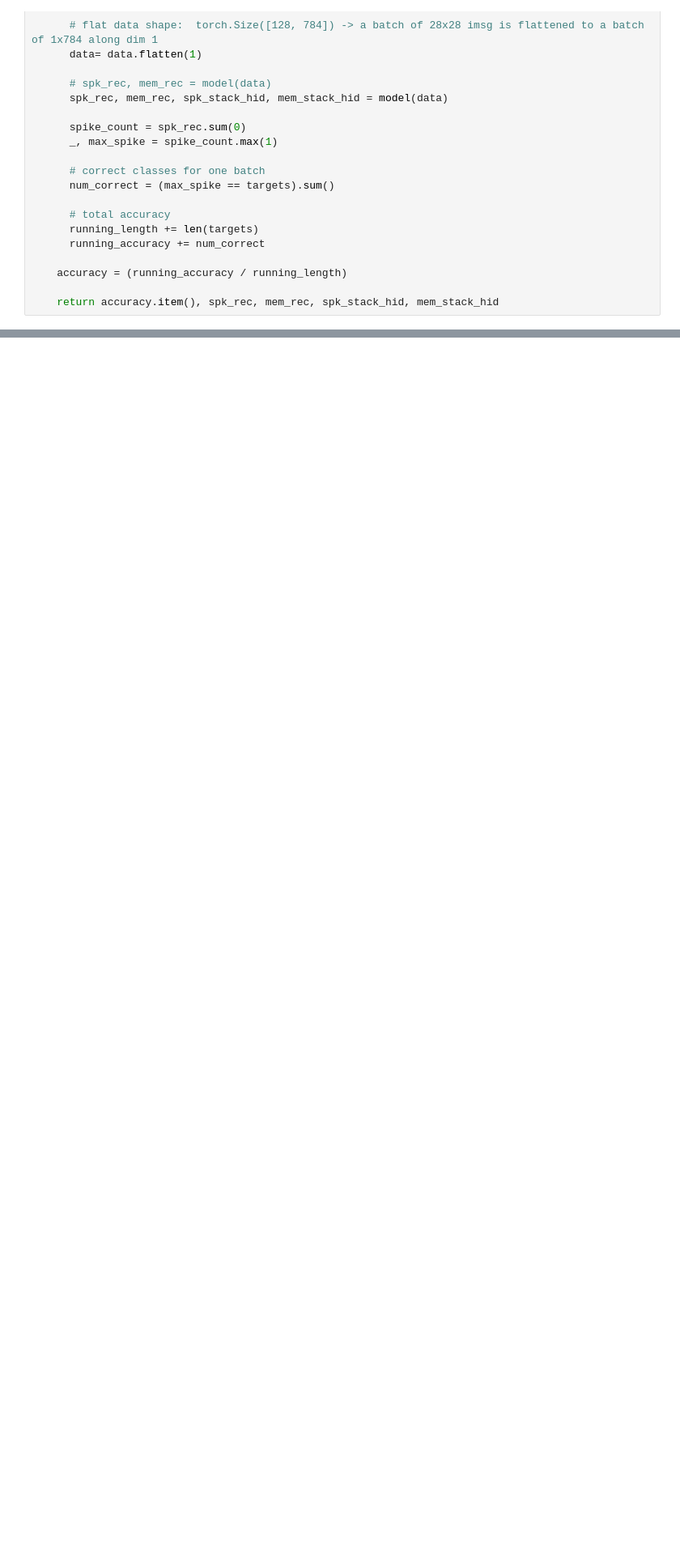
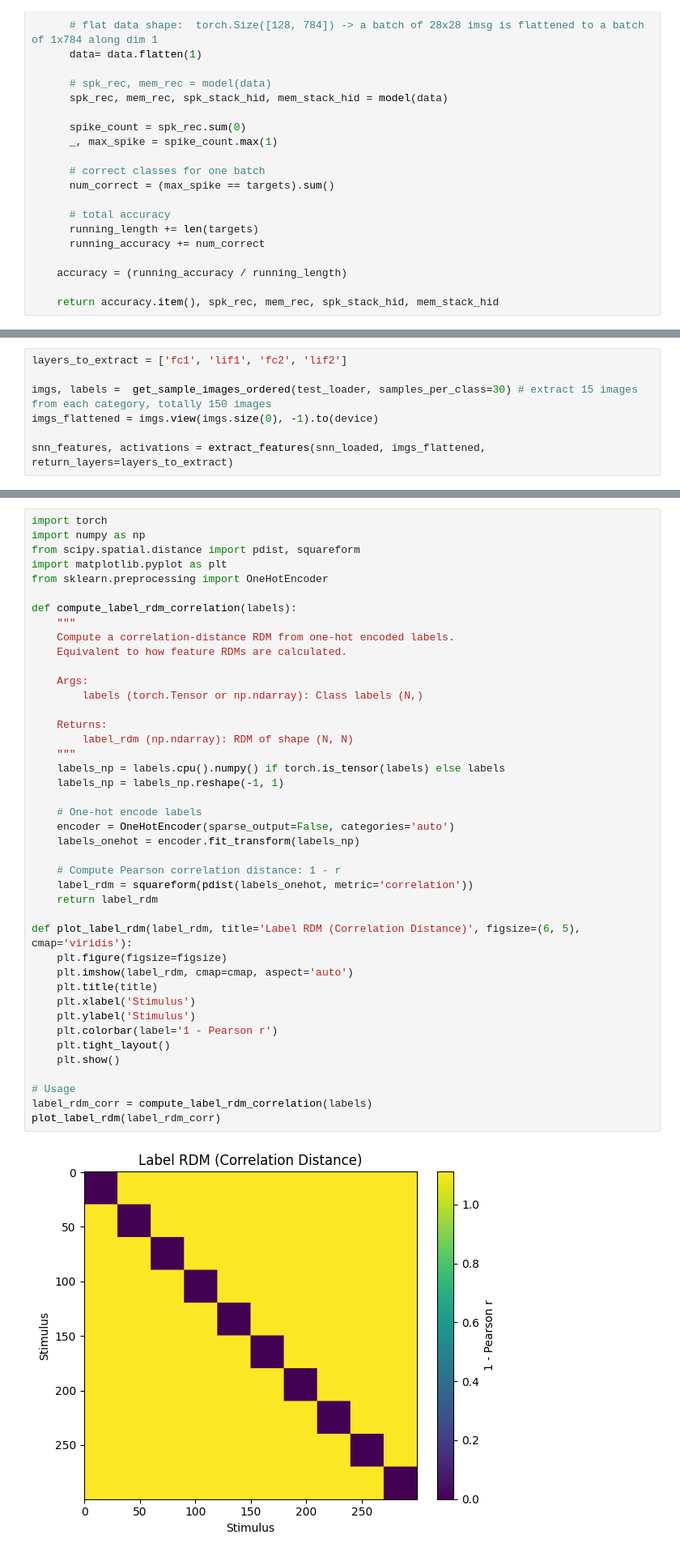
Before and after one commit to pranmod01/perceptrons-neuromatch, a Jupyter notebook: notebooks/SNN_test.ipynb, the cells around one changed output, grey strips where cells are left out. Shown at 81% size. Saved outputs shown, nothing was run; the diff lists cells and outputs as text; blank space fills up the shorter version.

```diff
--- a/notebooks/SNN_test.ipynb
+++ b/notebooks/SNN_test.ipynb
@@ -247,0 +474,7 @@ Accuracy:  0.8513621687889099
+# %%
+layers_to_extract = ['fc1', 'lif1', 'fc2', 'lif2']
+
+imgs, labels =  get_sample_images_ordered(test_loader, samples_per_class=30) # extract 15 images from each category, totally 150 images
+imgs_flattened = imgs.view(imgs.size(0), -1).to(device)
+
+snn_features, activations = extract_features(snn_loaded, imgs_flattened, return_layers=layers_to_extract)
@@ -247,0 +485,44 @@ Accuracy:  0.8513621687889099
+# %%
+import torch
+import numpy as np
+from scipy.spatial.distance import pdist, squareform
+import matplotlib.pyplot as plt
+from sklearn.preprocessing import OneHotEncoder
+
+def compute_label_rdm_correlation(labels):
+    """
+    Compute a correlation-distance RDM from one-hot encoded labels.
+    Equivalent to how feature RDMs are calculated.
+
+    Args:
+        labels (torch.Tensor or np.ndarray): Class labels (N,)
+
+    Returns:
+        label_rdm (np.ndarray): RDM of shape (N, N)
+    """
+    labels_np = labels.cpu().numpy() if torch.is_tensor(labels) else labels
+    labels_np = labels_np.reshape(-1, 1)
+
+    # One-hot encode labels
+    encoder = OneHotEncoder(sparse_output=False, categories='auto')
+    labels_onehot = encoder.fit_transform(labels_np)
+
+    # Compute Pearson correlation distance: 1 - r
+    label_rdm = squareform(pdist(labels_onehot, metric='correlation'))
+    return label_rdm
+
+def plot_label_rdm(label_rdm, title='Label RDM (Correlation Distance)', figsize=(6, 5), cmap='viridis'):
+    plt.figure(figsize=figsize)
+    plt.imshow(label_rdm, cmap=cmap, aspect='auto')
+    plt.title(title)
+    plt.xlabel('Stimulus')
+    plt.ylabel('Stimulus')
+    plt.colorbar(label='1 - Pearson r')
+    plt.tight_layout()
+    plt.show()
+
+# Usage
+label_rdm_corr = compute_label_rdm_correlation(labels)
+plot_label_rdm(label_rdm_corr)
+# %% [output]
+[figure, added]
```
Also changed, not shown: parts of 31 cells of this notebook, 14 other files.
